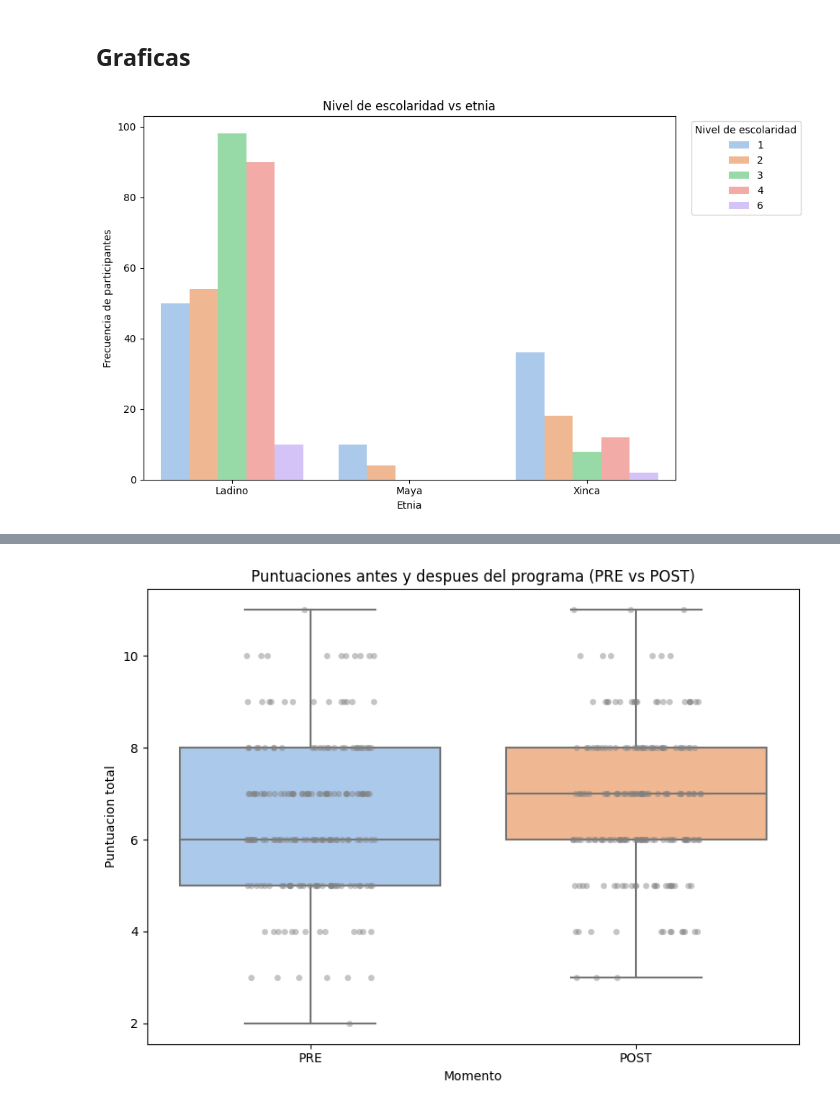
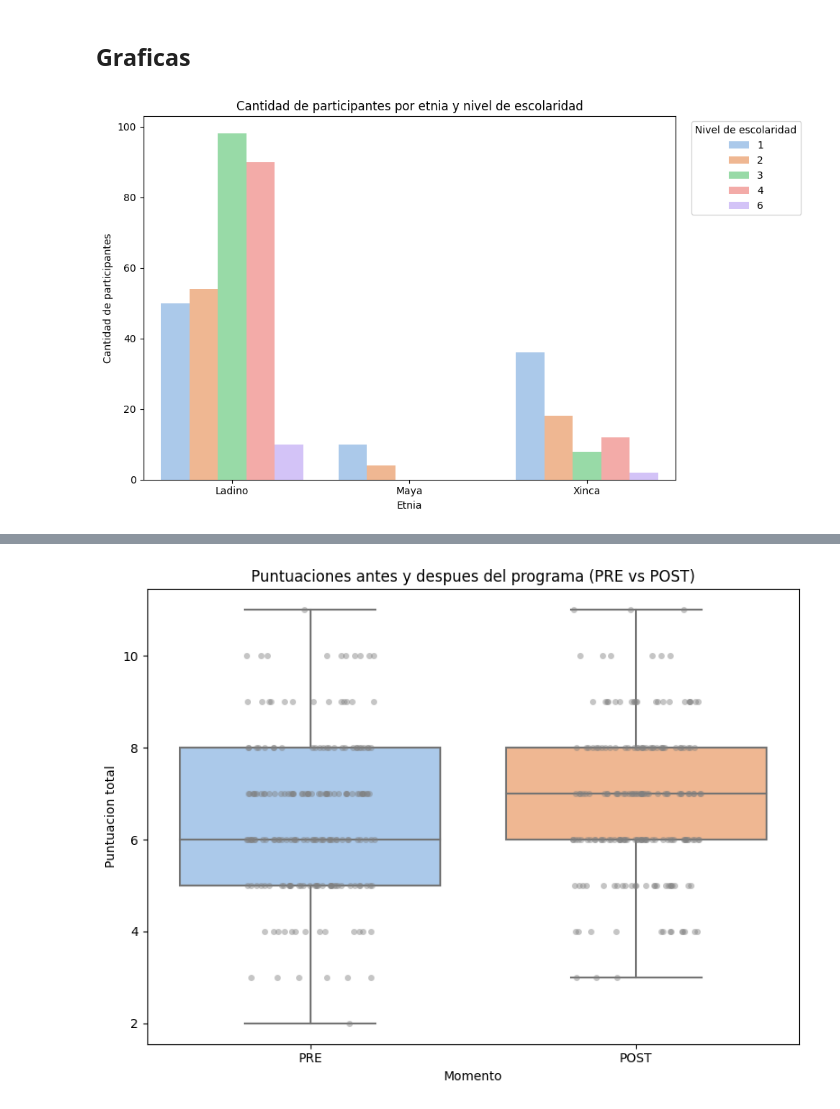
Before and after one commit to rodrigohernandezm/EDA_Tesis, a Jupyter notebook: EDA.ipynb, the cells around one changed output, grey strips where cells are left out. Saved outputs shown, nothing was run; the diff lists cells and outputs as text; code cells hidden in the pictures.

```diff
--- a/EDA.ipynb
+++ b/EDA.ipynb
@@ -69,8 +69,12 @@ os.makedirs(OUT, exist_ok=True)
 # %% [markdown]
 ### Local
 # %%
-resultados_Pre = pd.read_excel("C:\\Users\\rodri\\OneDrive\\Documentos\\EDA_Tesis\\resultados.xlsx", sheet_name="Pre")
-resultados_Pro = pd.read_excel("C:\\Users\\rodri\\OneDrive\\Documentos\\EDA_Tesis\\resultados.xlsx", sheet_name="Post")
+#resultados_Pre = pd.read_excel("C:\\Users\\rodri\\OneDrive\\Documentos\\EDA_Tesis\\resultados.xlsx", sheet_name="Pre")
+# resultados_Pro = pd.read_excel("C:\\Users\\rodri\\OneDrive\\Documentos\\EDA_Tesis\\resultados.xlsx", sheet_name="Post")
+
+resultados_Pre = pd.read_excel("C:\\Users\\rhernandez\\OneDrive - Generando Soluciones Anlalíticas S.A\\Documents\\EDA\\EDA_Tesis\\resultados.xlsx", sheet_name="Pre")
+resultados_Pro = pd.read_excel("C:\\Users\\rhernandez\\OneDrive - Generando Soluciones Anlalíticas S.A\\Documents\\EDA\\EDA_Tesis\\resultados.xlsx", sheet_name="Post")
+
 resultados_Pre['estado'] = 'pre'
 resultados_Pro['estado'] = 'post'
 resultados_total = pd.concat([resultados_Pre, resultados_Pro], ignore_index=True)
@@ -84,8 +88,8 @@ resultados_total.head()
 | 3 | 4 | 30 | 2 | 1 | 1 | 1 | 1 | 0 | 0 | 0 | 0 | ... |
 | 4 | 5 | 24 | 2 | 2 | 4 | 2 | 0 | 1 | 0 | 1 | 1 | ... |
 # %%
-#BASE = r"C:\Users\rhernandez\OneDrive - Generando Soluciones Anlalíticas S.A\Documents\EDA\EDA_Tesis"
-BASE = r"C:\Users\rodri\OneDrive\Documentos\EDA_Tesis"
+BASE = r"C:\Users\rhernandez\OneDrive - Generando Soluciones Anlalíticas S.A\Documents\EDA\EDA_Tesis"
+#BASE = r"C:\Users\rodri\OneDrive\Documentos\EDA_Tesis"
 OUT = os.path.join(BASE, "outputs")
 
 # crea la carpeta outputs si no existe
@@ -104,51 +120,45 @@ OUT : C:\Users\rodri\OneDrive\Documentos\EDA_Tesis\outputs
   import seaborn as sns
   import matplotlib.pyplot as plt
 # %%
-  import os
-  import pandas as pd
-  import seaborn as sns
-  import matplotlib.pyplot as plt
+# Basado en la logica de tu EDA (mapeo de etnia 1,2,4 y orden fijo)
+df_fix = resultados_total.copy()
 
-  # Basado en la logica de tu EDA (mapeo de etnia 1,2,4 y orden fijo)
-  df_fix = resultados_total.copy()
+etnia_map = {1: "Ladino", 2: "Maya", 4: "Xinca"}
+order_etnia = ["Ladino", "Maya", "Xinca"]
 
-  etnia_map = {1: "Ladino", 2: "Maya", 4: "Xinca"}
-  order_etnia = ["Ladino", "Maya", "Xinca"]
+df_fix["ETNIA_NUM"] = pd.to_numeric(df_fix["ETNIA"], errors="coerce")
+df_fix["ETNIA_NOMBRE"] = df_fix["ETNIA_NUM"].map(etnia_map)
+df_fix["ESCOLARIDAD_NUM"] = pd.to_numeric(df_fix["ESCOLARIDAD"], errors="coerce")
 
-  df_fix["ETNIA_NUM"] = pd.to_numeric(df_fix["ETNIA"], errors="coerce")
-  df_fix["ETNIA_NOMBRE"] = df_fix["ETNIA_NUM"].map(etnia_map)
-  df_fix["ESCOLARIDAD_NUM"] = pd.to_numeric(df_fix["ESCOLARIDAD"], errors="coerce")
+# Solo etnias validas y escolaridad no nula
+df_plot = df_fix[df_fix["ETNIA_NOMBRE"].notna() & df_fix["ESCOLARIDAD_NUM"].notna()].copy()
 
-  # Solo etnias validas y escolaridad no nula
-  df_plot = df_fix[df_fix["ETNIA_NOMBRE"].notna() & df_fix["ESCOLARIDAD_NUM"].notna()].copy()
+# Cantidad de participantes por etnia y escolaridad
+tabla = (
+    df_plot.groupby(["ETNIA_NOMBRE", "ESCOLARIDAD_NUM"])
+    .size()
+    .reset_index(name="cantidad")
+)
 
-  # Tabla de frecuencias para mantener la misma logica usada en tu notebook
-  tabla = (
-      df_plot.groupby(["ETNIA_NOMBRE", "ESCOLARIDAD_NUM"])
-      .size()
-      .reset_index(name="conteo")
-  )
+plt.figure(figsize=(10, 6))
+sns.barplot(
+    data=tabla,
+    x="ETNIA_NOMBRE",
+    y="cantidad",
+    hue="ESCOLARIDAD_NUM",
+    order=order_etnia,
+    palette="pastel",
+    errorbar=None
+)
 
-  plt.figure(figsize=(10, 6))
-  sns.barplot(
-      data=tabla,
-      x="ETNIA_NOMBRE",
-      y="conteo",
-      hue="ESCOLARIDAD_NUM",
-      order=order_etnia,
-      palette="pastel",
-      errorbar=None
-  )
+plt.title("Cantidad de participantes por etnia y nivel de escolaridad")
+plt.xlabel("Etnia")
+plt.ylabel("Cantidad de participantes")
+plt.legend(title="Nivel de escolaridad", bbox_to_anchor=(1.02, 1), loc="upper left")
+plt.tight_layout()
 
-  plt.title("Nivel de escolaridad vs etnia")
-  plt.xlabel("Etnia")
-  plt.ylabel("Frecuencia de participantes")
-  plt.legend(title="Nivel de escolaridad", bbox_to_anchor=(1.02, 1), loc="upper left")
-  plt.tight_layout()
-
-  # Opcional: guardar en outputs como en tu EDA
-  plt.savefig(os.path.join(OUT, "escolaridad_vs_etnia_pastel.png"), dpi=300, bbox_inches="tight")
-  plt.show()
+plt.savefig(os.path.join(OUT, "escolaridad_vs_etnia_pastel.png"), dpi=300, bbox_inches="tight")
+plt.show()
 # %% [output]
-[figure, old version]
+[figure, new version]
 # %%
```
Also changed, not shown: parts of 10 cells of this notebook, 9 other files.
